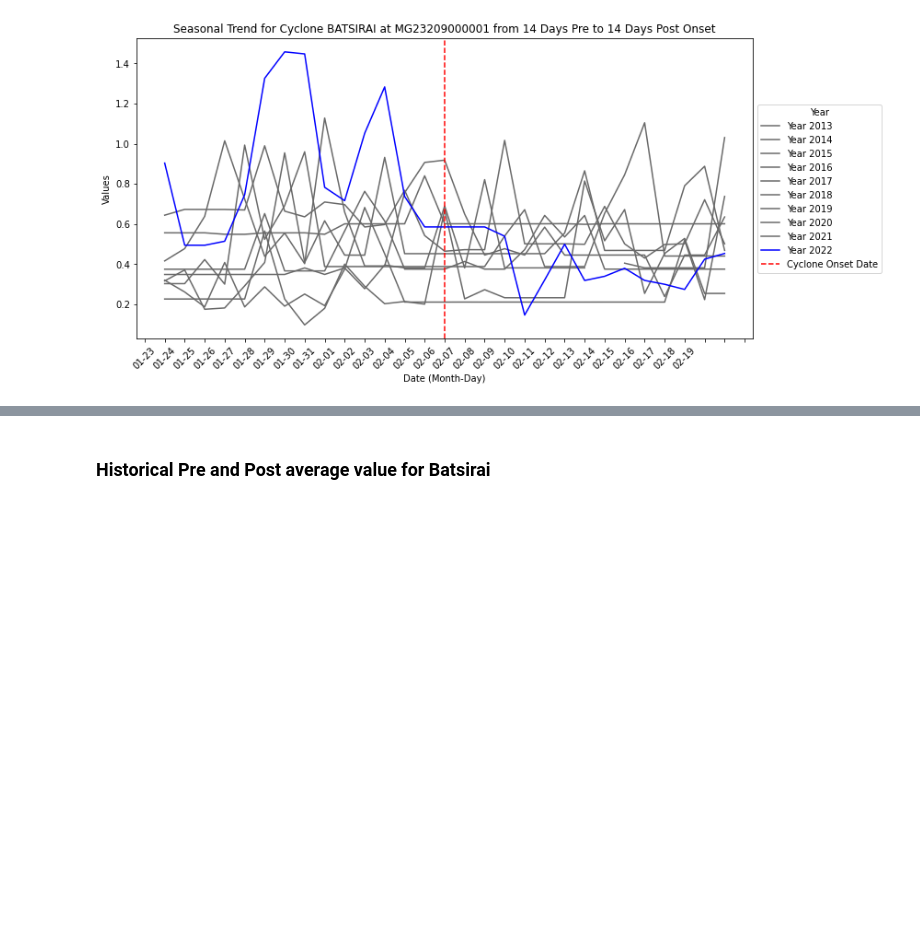
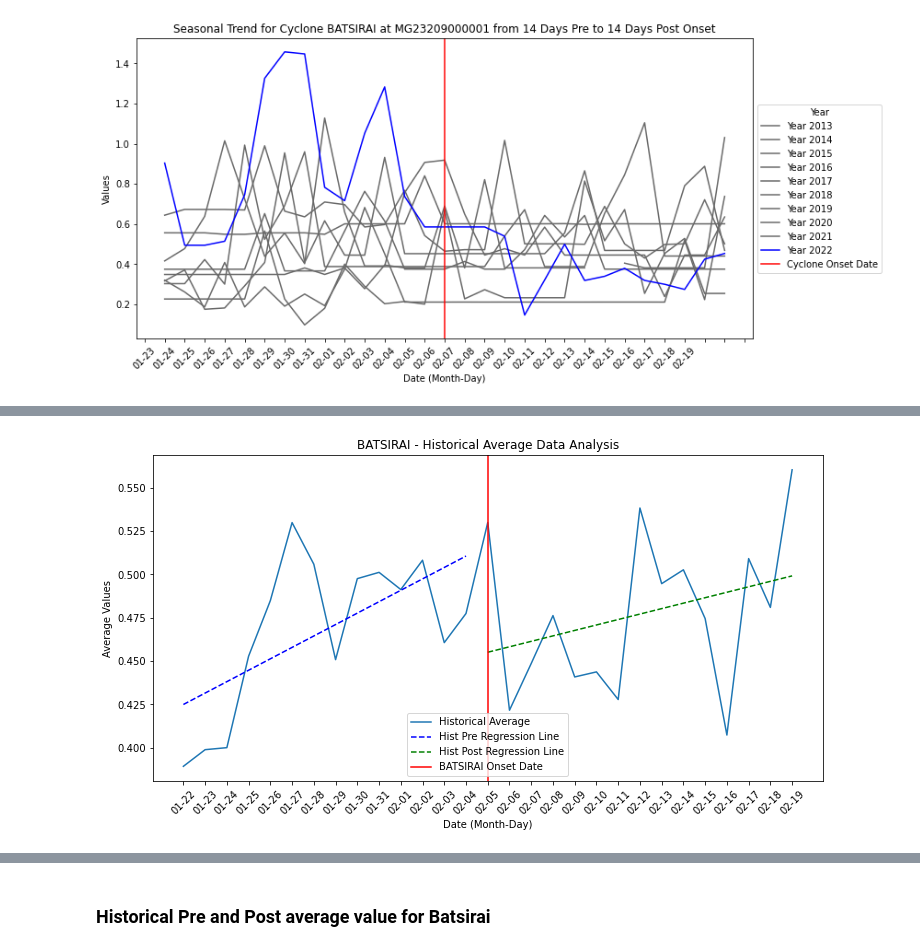
Before and after one commit to nafroze/Belmont_edit_table_plots, a Jupyter notebook: Manipulate_Table_Plot.ipynb, the cells around one changed output, grey strips where cells are left out. Drawn from its saved outputs; the diff is of its cells as text; code cells hidden in the pictures; blank space fills up the shorter version.

```diff
--- a/Manipulate_Table_Plot.ipynb
+++ b/Manipulate_Table_Plot.ipynb
@@ -299,8 +435,4 @@ else:
 # %%
-cyclone_name = 'BATSIRAI'
-lag = 14  # Number of days before and after the onset date
-grid3 = 'MG23209000001'  # Replace with your actual grid3 value
-
 # Check if the cyclone exists in the onset_df
 if cyclone_name in onset_df['Cyclone'].values:
     # Prepare the plot
@@ -343,7 +475,7 @@ if cyclone_name in onset_df['Cyclone'].values:
     ax.set_xticklabels(tick_labels, rotation=45)
 
     # Adding a vertical red line at the onset date
-    ax.axvline(lag, color='red', linestyle='--', label='Cyclone Onset Date')  # Onset date is at position 'lag' in the range
+    ax.axvline(lag, color='red', linestyle='-', label='Cyclone Onset Date')  # Onset date is at position 'lag' in the range
 
     # Title and labels
     plt.title(f'Seasonal Trend for Cyclone {cyclone_name} at {grid3} from {lag} Days Pre to {lag} Days Post Onset')
@@ -393,0 +555,55 @@ else:
+# %%
+# Assuming 'cyclone_name', 'onset_df', 'hist_avg_df', 'df_date', 'grid3', 'lag' are already defined
+
+# Check if the cyclone exists in the onset_df
+if cyclone_name in onset_df['Cyclone'].values:
+    # Get the onset date for the cyclone
+    cyclone_onset = pd.to_datetime(onset_df.loc[onset_df['Cyclone'] == cyclone_name, 'Onset_Date'].values[0])
+
+    # Calculate the start and end dates based on the lag
+    start_date = cyclone_onset - pd.Timedelta(days=lag)
+    end_date = cyclone_onset + pd.Timedelta(days=lag)
+    date_range = pd.date_range(start=start_date, end=end_date)
+
+    # Filter the hist_avg_df for the selected date range
+    avg_data = hist_avg_df.loc[hist_avg_df.index.isin(date_range.strftime('%m-%d'))]
+
+    # Convert the index to only month-day format for plotting
+    avg_data.index = [date.strftime('%m-%d') for date in date_range]
+
+    # Split the data into pre and post cyclone onset
+    cyclone_onset_str = cyclone_onset.strftime('%m-%d')
+    pre_data = avg_data.loc[avg_data.index < cyclone_onset_str]
+    post_data = avg_data.loc[avg_data.index >= cyclone_onset_str]
+    X_pre = np.arange(len(pre_data)).reshape(-1, 1)
+    y_pre = pre_data[f'{cyclone_name} Historical Average'].values.reshape(-1, 1)
+    X_post = np.arange(len(post_data)).reshape(-1, 1)
+    y_post = post_data[f'{cyclone_name} Historical Average'].values.reshape(-1, 1)
+
+    # Plotting
+    plt.figure(figsize=(12, 6))
+    plt.plot(avg_data.index, avg_data[f'{cyclone_name} Historical Average'], label='Historical Average')
+
+    # Fit and plot linear regression models if data is available
+    if len(pre_data) > 0:
+        model_pre = LinearRegression()
+        model_pre.fit(X_pre, y_pre)
+        plt.plot(pre_data.index, model_pre.predict(X_pre), color='blue', linestyle='--', label='Hist Pre Regression Line')
+
+    if len(post_data) > 0:
+        model_post = LinearRegression()
+        model_post.fit(X_post, y_post)
+        plt.plot(post_data.index, model_post.predict(X_post), color='green', linestyle='--', label='Hist Post Regression Line')
+
+    plt.title(f'{cyclone_name} - Historical Average Data Analysis')
+    plt.xlabel('Date (Month-Day)')
+    plt.ylabel('Average Values')
+    plt.xticks(rotation=45)
+    plt.axvline(x=cyclone_onset_str, color='red', linestyle='-', label=f'{cyclone_name} Onset Date')
+    plt.legend()
+    plt.show()
+
+else:
+    print(f"Cyclone name '{cyclone_name}' not found in the dataset.")
+# %% [output]
+[figure, added]
```
Also changed, not shown: parts of 28 cells of this notebook.
